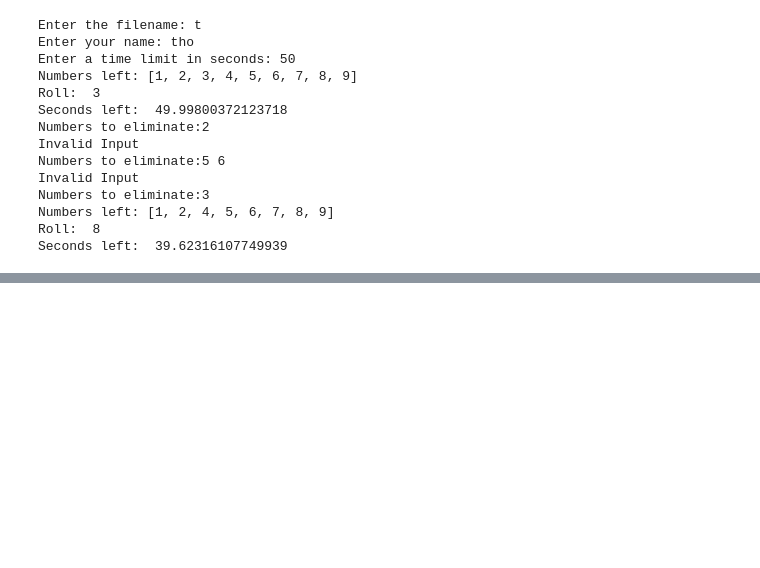
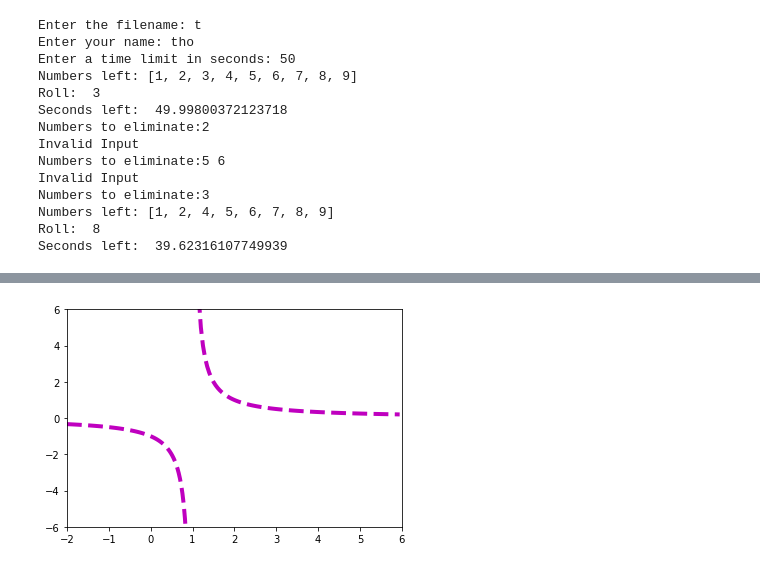
Before and after one commit to tpellet/BootCamp2019, a Jupyter notebook: ProblemSets/Week 1/Problem set 1b.ipynb, the cells around one changed output, grey strips where cells are left out. Saved outputs shown, nothing was run; the diff lists cells and outputs as text; code cells hidden in the pictures; blank space fills up the shorter version.

```diff
--- a/ProblemSets/Week 1/Problem set 1b.ipynb
+++ b/ProblemSets/Week 1/Problem set 1b.ipynb
@@ -224,0 +282,13 @@ Seconds left:  39.62316107749939
+# %%
+# Problem 3
+
+def hyperplot():
+    x1 = np.linspace(-2,1,100, endpoint=False)
+    x2 = np.linspace(1.0,6,100,endpoint=False)
+    plt.plot(x1,1/(x1-1),'m--',linewidth=4)
+    plt.plot(x2,1/(x2-1),'m--',linewidth=4)
+    plt.xlim(-2,6)
+    plt.ylim(-6,6)
+hyperplot()
+# %% [output]
+[figure, added]
```
Also changed, not shown: parts of 6 cells of this notebook, 1 other file.
